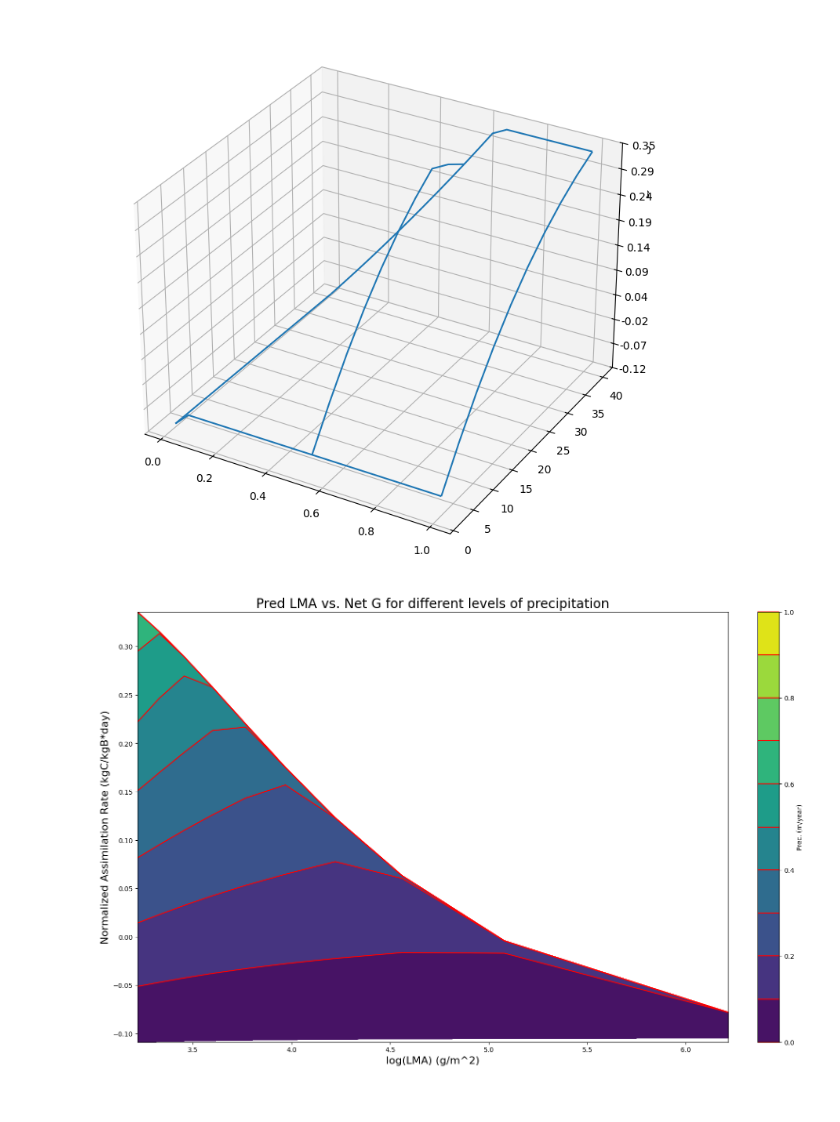
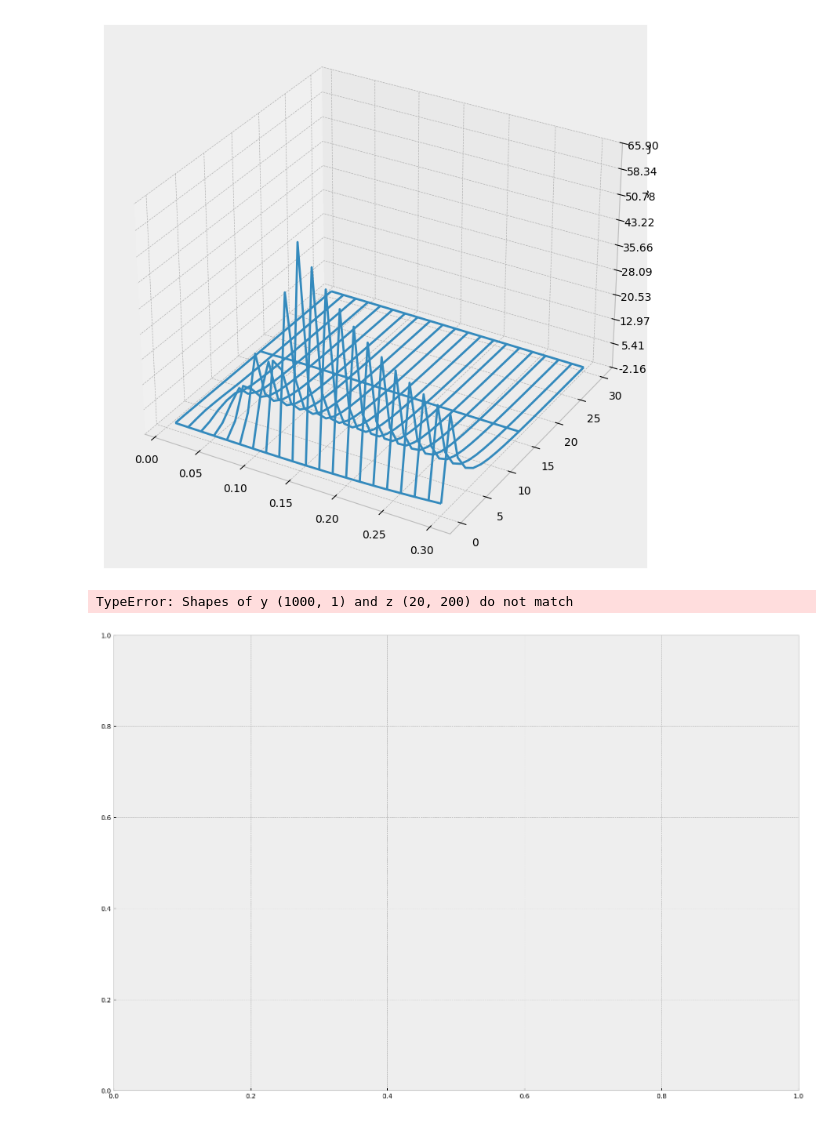
Before and after one commit to MustriM95/ScaledOptim, a Jupyter notebook: Simulations.ipynb, the cells around one changed output. Saved outputs shown, nothing was run; the diff lists cells and outputs as text; code cells hidden in the pictures.

```diff
--- a/Simulations.ipynb
+++ b/Simulations.ipynb
@@ -17 +13,3 @@ np.float64(0.9784349517565981)
+# %%
+plt.style.use('bmh')
 # %%
@@ -64,12 +88,12 @@ plt.show(plot)
 # %%
-G_vect = np.vectorize(G_de_alt)
+G_vect = np.vectorize(G_de)
 fig = plt.figure(figsize =(14, 9))
 ax = plt.axes(projection ='3d')
 
-x = np.linspace(0.1, 1.5, 20)
-y = np.linspace(2, 100, 100)
+x = np.linspace(0.01, 0.3, 200)
+y = np.linspace(0.1, 30, 20)
 X, Y = meshgrid(x, y)
-z = G_vect(eSLA=Y, p_inc=X, h=6, gsday_s=17, gsday_e=165, T_A=20,)[0]
+z = G_vect(LMA=X, h=Y, a_l=0.001, p_inc=1.0, T_A=10, uw=4, RH=25, lat=30, alt=100, R_dir=300, R_dif=200, R_PAR_dir=500, R_PAR_dif=500, gsday_s=100, gsday_e=270)[0]
 
 ax = plt.axes(projection='3d')
 ax.plot_wireframe(X, Y, z, rstride=10, cstride=10)
@@ -79,25 +103,26 @@ ax.zaxis.set_major_formatter(FormatStrFormatter('%.02f'))
 
 plt.show()
 # %% [output]
-[figure, old version]
+[figure, new version]
 # %%
 fig1, ax2 = plt.subplots(layout='constrained', figsize=(15,10))
 
-CS = ax2.contourf(np.log(1000/Y), z, X, 10, cmap="viridis")
+CS = ax2.contourf(Y, z, X, 10, cmap="viridis")
 
 CS2 = ax2.contour(CS, levels=CS.levels[::1], colors='r')
 
 ax2.set_title('Pred LMA vs. Net G for different levels of precipitation', fontsize=20)
 ax2.set_xlabel('log(LMA) (g/m^2)', fontsize=16)
 ax2.set_ylabel('Normalized Assimilation Rate (kgC/kgB*day)', fontsize=16)
 
 # Make a colorbar for the ContourSet returned by the contourf call.
 cbar = fig1.colorbar(CS)
 cbar.ax.set_ylabel('Prec. (m/year)')
 # Add the contour line levels to the colorbar
 cbar.add_lines(CS2)
 
 plt.savefig("SLA_G_Pinc.png", dpi=300)
 # %% [output]
+TypeError: Shapes of y (1000, 1) and z (20, 200) do not match
-[figure, old version]
+[figure, new version]
 # %%
```
Also changed, not shown: parts of 9 cells of this notebook.
